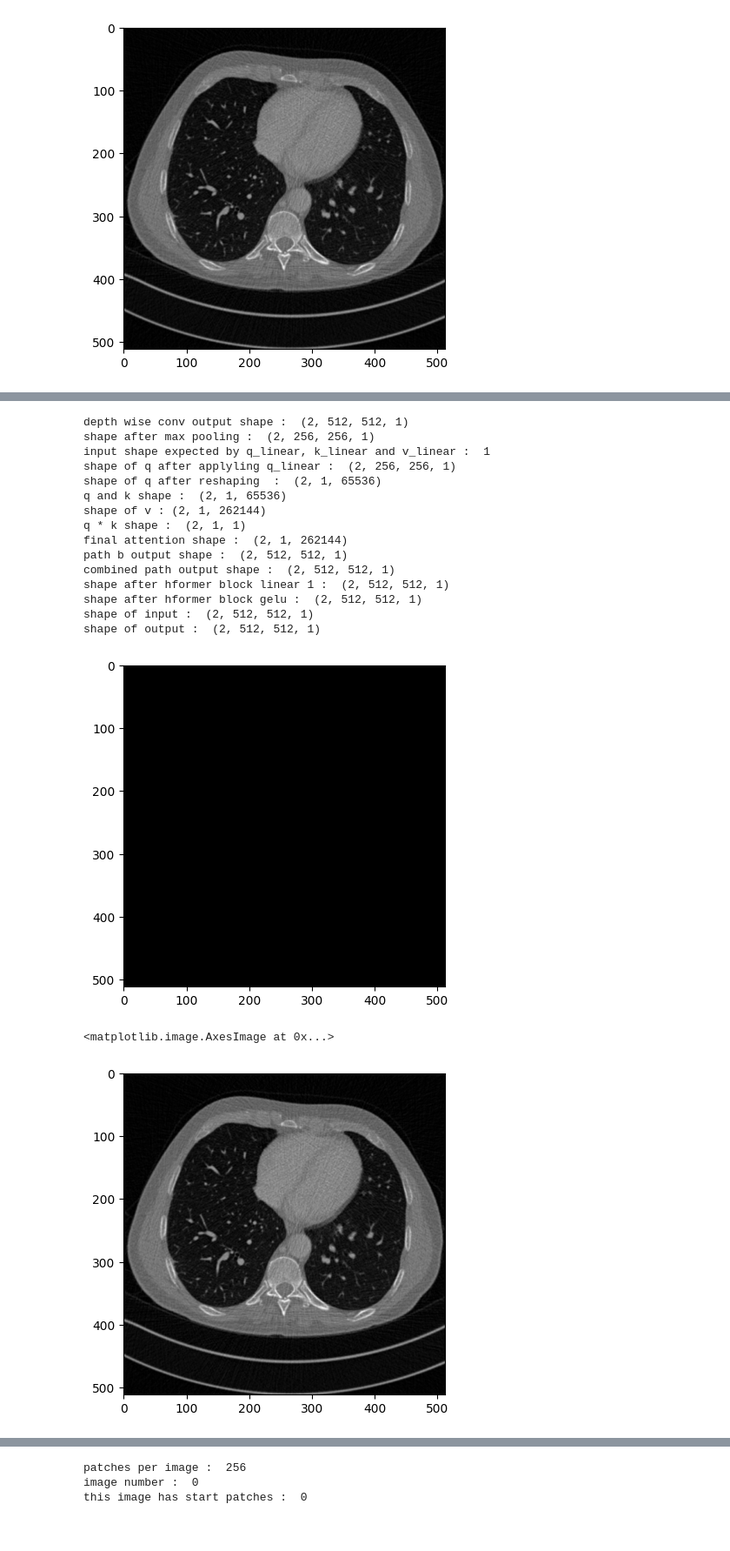
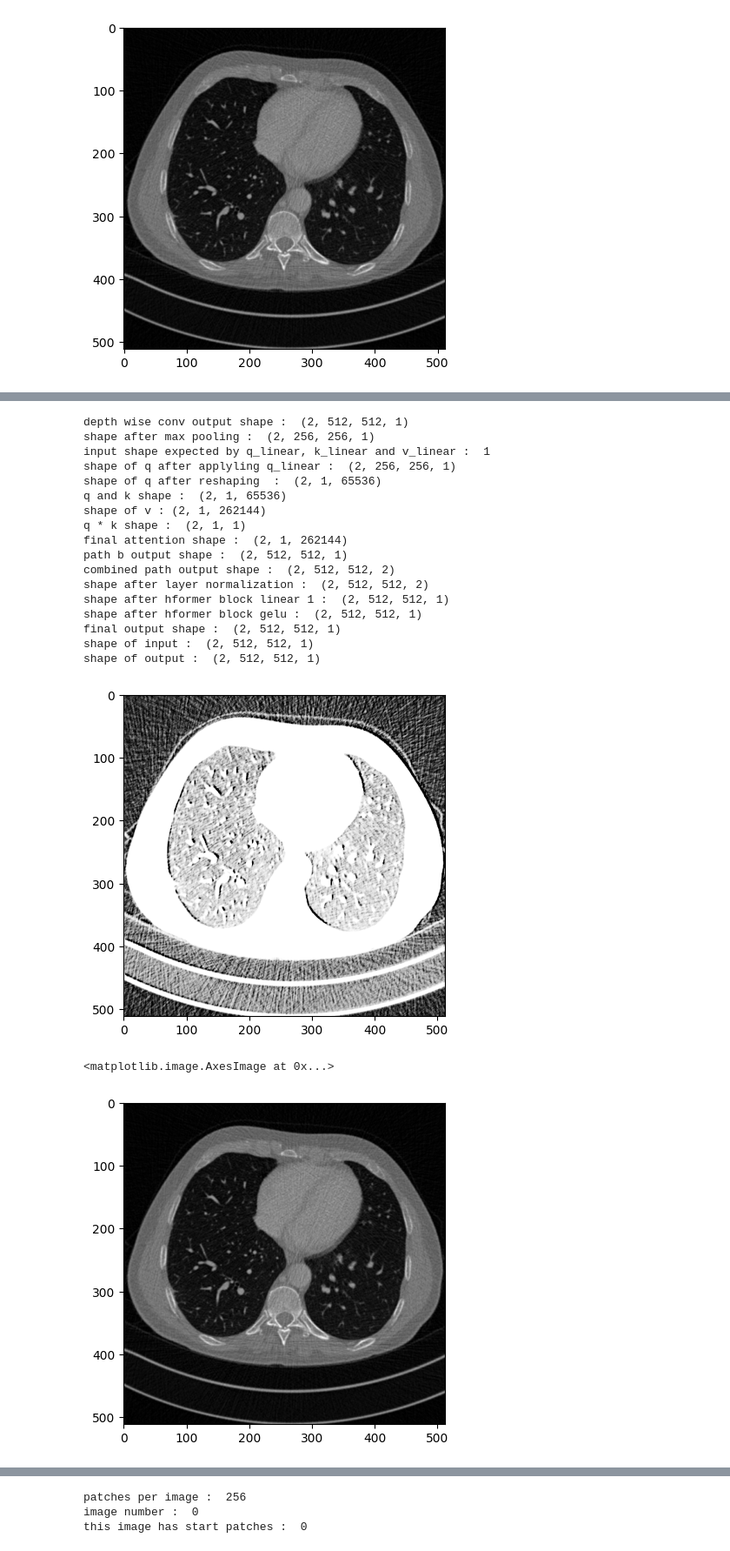
Before and after one commit to rtarun9/image-denoising-experiments, a Jupyter notebook: src/denoising-models/hformer_vit/blocks.ipynb, the cells around one changed output, grey strips where cells are left out. Shown at 87% size. Saved outputs shown, nothing was run; the diff lists cells and outputs as text; code cells hidden in the pictures.

Commit message:
Added input / output projection layers, fixed (and fixing) issues with hformer_vit network blocks

```diff
--- a/src/denoising-models/hformer_vit/blocks.ipynb
+++ b/src/denoising-models/hformer_vit/blocks.ipynb
@@ -410,33 +469,35 @@ class HformerBlock(tf.keras.layers.Layer):
 # %%
 # Testing of Hformer block
 
-output = HformerBlock(depth_wise_conv_kernel_size=7, maxpool_kernel_size=2, attention_scaling_factor=1)(x_data)
+output = HformerBlock(depth_wise_conv_kernel_size=7, maxpool_kernel_size=2, attention_scaling_factor=1, num_feature_maps=1)(x_data)
 
 print('shape of input : ', x_data.shape)
 print('shape of output : ', output.shape)
 
 # Visualizion of the output of the convolution block
 plt.imshow(output[0], cmap='gray', vmin=0, vmax=1)
 plt.show()
 
 plt.imshow(x_data[0], cmap='gray')
 # %% [output]
 depth wise conv output shape :  (2, 512, 512, 1)
 shape after max pooling :  (2, 256, 256, 1)
 input shape expected by q_linear, k_linear and v_linear :  1
 shape of q after applyling q_linear :  (2, 256, 256, 1)
 shape of q after reshaping  :  (2, 1, 65536)
 q and k shape :  (2, 1, 65536)
 shape of v : (2, 1, 262144)
 q * k shape :  (2, 1, 1)
 final attention shape :  (2, 1, 262144)
 path b output shape :  (2, 512, 512, 1)
-combined path output shape :  (2, 512, 512, 1)
+combined path output shape :  (2, 512, 512, 2)
+shape after layer normalization :  (2, 512, 512, 2)
 shape after hformer block linear 1 :  (2, 512, 512, 1)
 shape after hformer block gelu :  (2, 512, 512, 1)
+final output shape :  (2, 512, 512, 1)
 shape of input :  (2, 512, 512, 1)
 shape of output :  (2, 512, 512, 1)
-[figure, old version]
+[figure, new version]
 <matplotlib.image.AxesImage at 0x...>
 [figure]
 # %%
```
Also changed, not shown: parts of 30 cells of this notebook, 3 other files.
